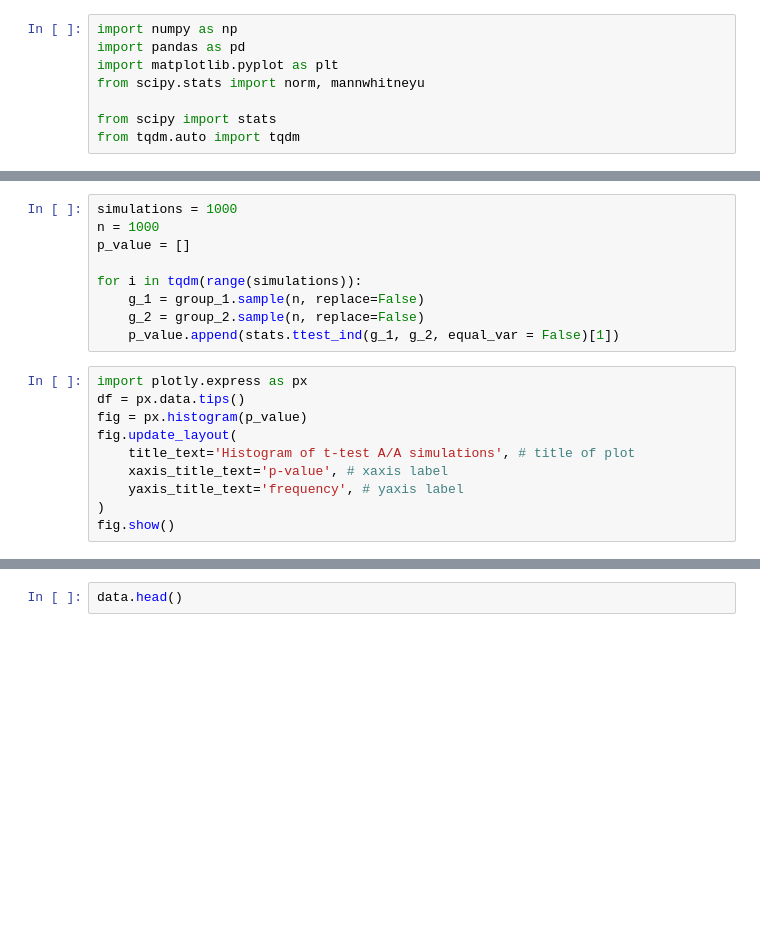
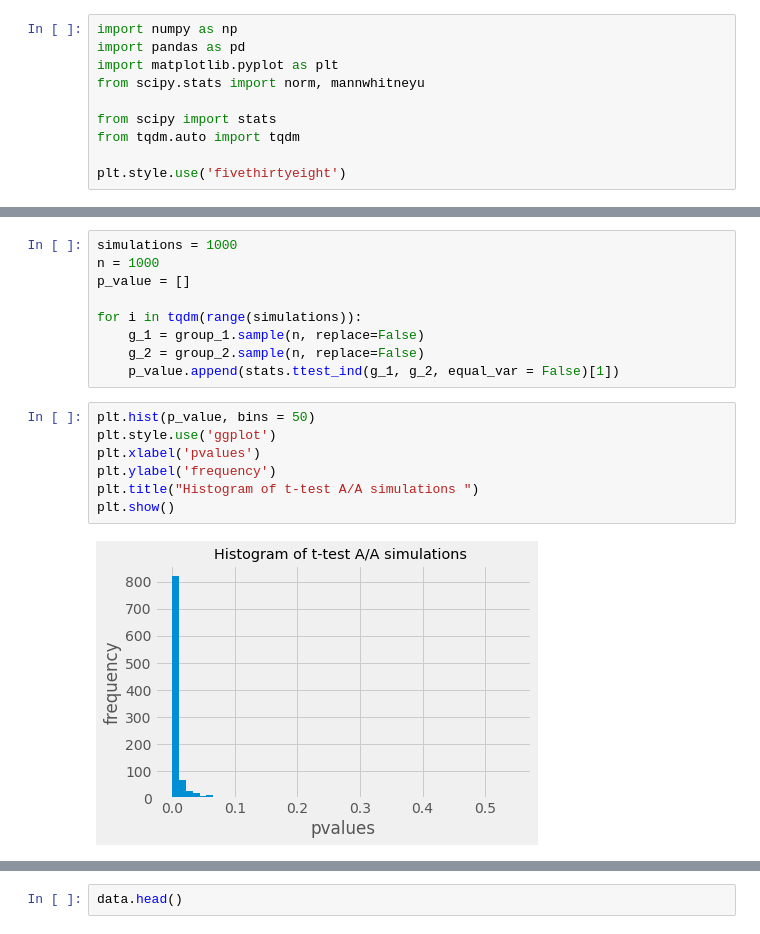
Before and after one commit to antonkaisin/AA-test, a Jupyter notebook: AA_test_sim.ipynb, the cells around one changed output, grey strips where cells are left out. Cells and saved outputs as stored; diff of their text form; blank space fills up the shorter version.

Commit message:
fix plots

```diff
--- a/AA_test_sim.ipynb
+++ b/AA_test_sim.ipynb
@@ -31,6 +31,8 @@ from scipy.stats import norm, mannwhitneyu
 
 from scipy import stats
 from tqdm.auto import tqdm
+
+plt.style.use('fivethirtyeight')
 # %%
 data = pd.read_csv('hw_aa.csv', sep = ';')
 data = data.drop('Unnamed: 0', axis = 1)
@@ -70,16 +72,15 @@ for i in tqdm(range(simulations)):
     g_1 = group_1.sample(n, replace=False)
     g_2 = group_2.sample(n, replace=False)
     p_value.append(stats.ttest_ind(g_1, g_2, equal_var = False)[1])
-# %%
-import plotly.express as px
-df = px.data.tips()
-fig = px.histogram(p_value)
-fig.update_layout(
-    title_text='Histogram of t-test A/A simulations', # title of plot
-    xaxis_title_text='p-value', # xaxis label
-    yaxis_title_text='frequency', # yaxis label
-)
-fig.show()
+# %%
+plt.hist(p_value, bins = 50)
+plt.style.use('ggplot')
+plt.xlabel('pvalues')
+plt.ylabel('frequency')
+plt.title("Histogram of t-test A/A simulations ")
+plt.show()
+# %% [output]
+[figure, added]
 # %%
 FPR = sum(np.array(p_value) < 0.05) / simulations
 print(FPR)
```
Also changed, not shown: parts of 7 cells of this notebook.
